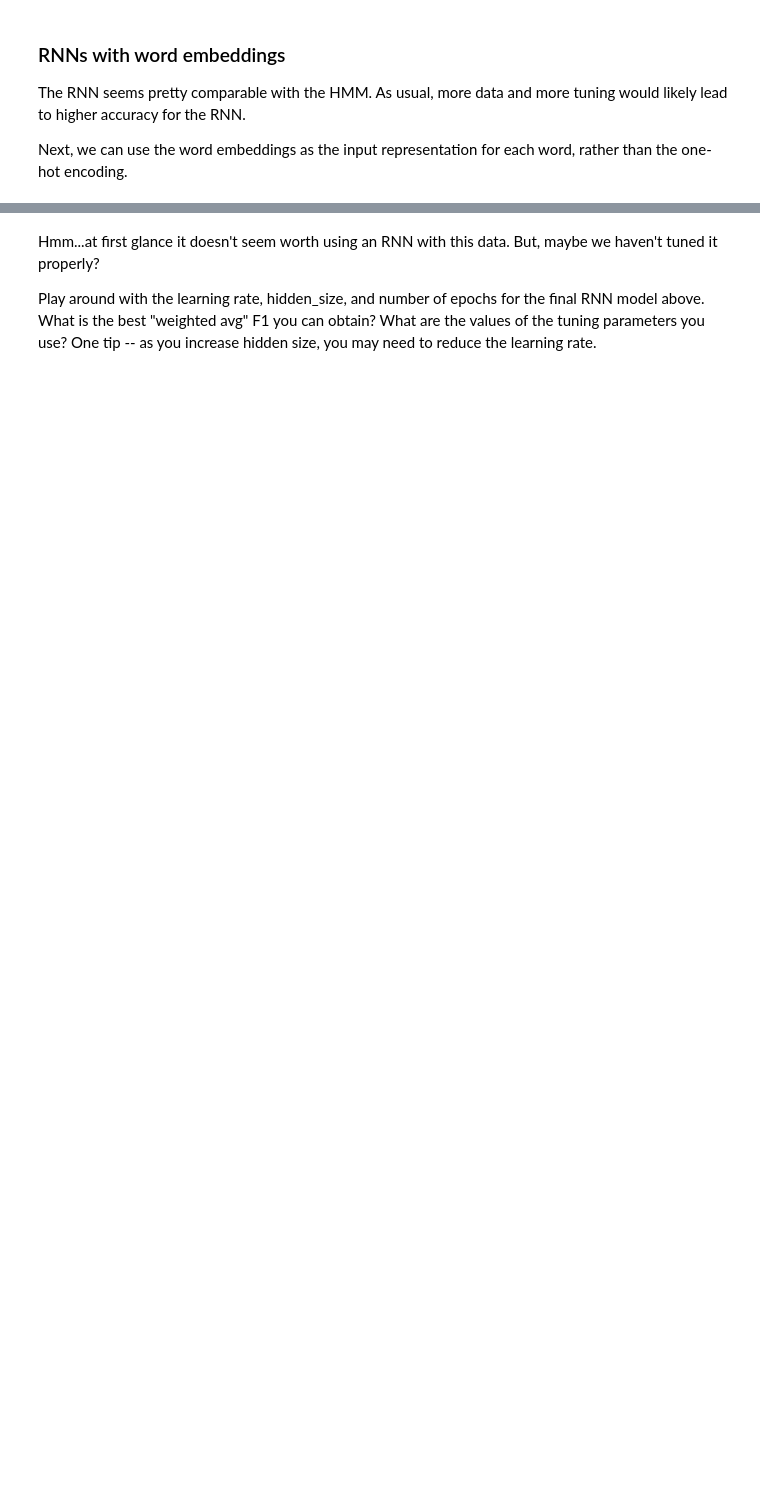
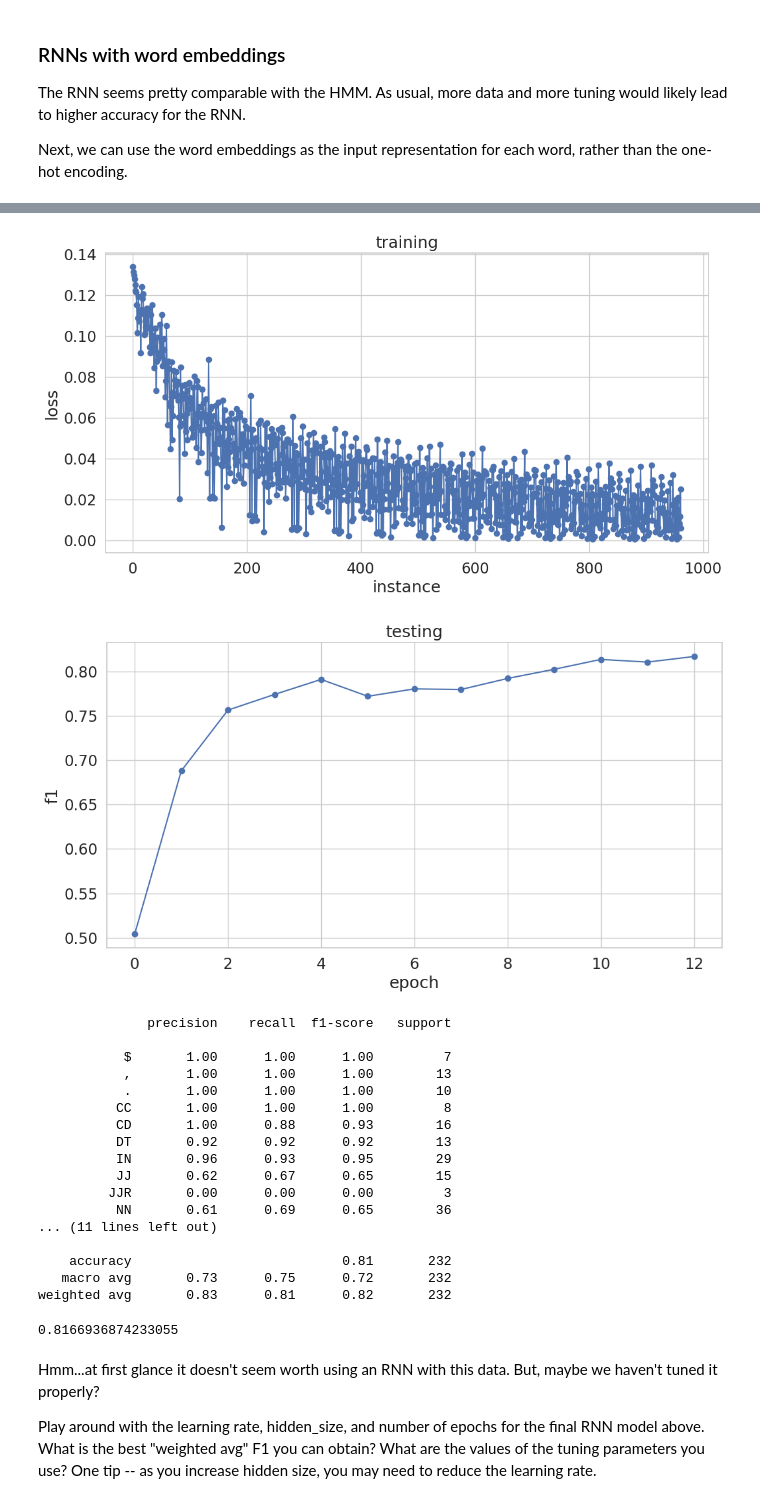
Before and after one commit to JonathanSears1/assignments, a Jupyter notebook: hw2/hw2.ipynb, the cells around one changed output, grey strips where cells are left out. Saved outputs shown, nothing was run; the diff lists cells and outputs as text; code cells hidden in the pictures; blank space fills up the shorter version.

```diff
--- a/hw2/hw2.ipynb
+++ b/hw2/hw2.ipynb
@@ -824,4 +1078,0 @@ print('%d training and %d testing sentences' % (len(rnn_data_embed_train), len(r
-# %%
-# the input dimension has now changed to 50, the size of the word embedding
-rnn = RNN(50, 10, len(states), states)
-train_rnn(rnn, rnn_data_embed_train, rnn_data_embed_test, epochs=15, learning_rate=.05)
@@ -829,0 +1079,21 @@ evaluate_rnn(rnn, rnn_data_embed_test)
+# %%
+# the input dimension has now changed to 50, the size of the word embedding
+'''
+Test out different combinations of epochs, learning rates, and hidden states to find the best combination, this may take awhile to run.
+'''
+epochs = [10, 15, 20, 30]
+learning_rates = [.02, .01, .005, .0025, .001]
+hidden_states = [10, 25, 50, 75, 100]
+best = [[],0]
+for epoch in epochs:
+    for learning_rate in learning_rates:
+        for hidden_state in hidden_states:
+            rnn = RNN(50, hidden_state, len(states), states)
+            rnn.verbose = False
+            train_rnn(rnn, rnn_data_embed_train, rnn_data_embed_test, epochs=epoch, learning_rate=learning_rate,plot=False)
+            f1 = evaluate_rnn(rnn, rnn_data_embed_test,verbose=False)
+            print(f"Epochs: {epoch}, Learning Rate: {learning_rate}, Hidden States: {hidden_state}, F1: {f1}")
+            if f1 > best[1]:
+                best[0] = [epoch, learning_rate, hidden_state]
+                best[1] = f1
+print(best)
@@ -830,3 +1114,29 @@ evaluate_rnn(rnn, rnn_data_embed_test)
+# %%
+#best results from above in more detail, when looking at the graph testing error is maxed at epoch 13
+rnn = RNN(50, 20, len(states), states)
+train_rnn(rnn, rnn_data_embed_train, rnn_data_embed_test, epochs=13, learning_rate=.01)
+evaluate_rnn(rnn, rnn_data_embed_test)
+# %% [output]
+[figure, added]
+[figure, added]
+              precision    recall  f1-score   support
+
+           $       1.00      1.00      1.00         7
+           ,       1.00      1.00      1.00        13
+           .       1.00      1.00      1.00        10
+          CC       1.00      1.00      1.00         8
+          CD       1.00      0.88      0.93        16
+          DT       0.92      0.92      0.92        13
+          IN       0.96      0.93      0.95        29
+          JJ       0.62      0.67      0.65        15
+         JJR       0.00      0.00      0.00         3
+          NN       0.61      0.69      0.65        36
+... (11 lines left out)
+
+    accuracy                           0.81       232
+   macro avg       0.73      0.75      0.72       232
+weighted avg       0.83      0.81      0.82       232
+0.8166936874233055
 # %% [markdown]
 Hmm...at first glance it doesn't seem worth using an RNN with this data. But, maybe we haven't tuned it properly?
 
```
Also changed, not shown: parts of 38 cells of this notebook.
